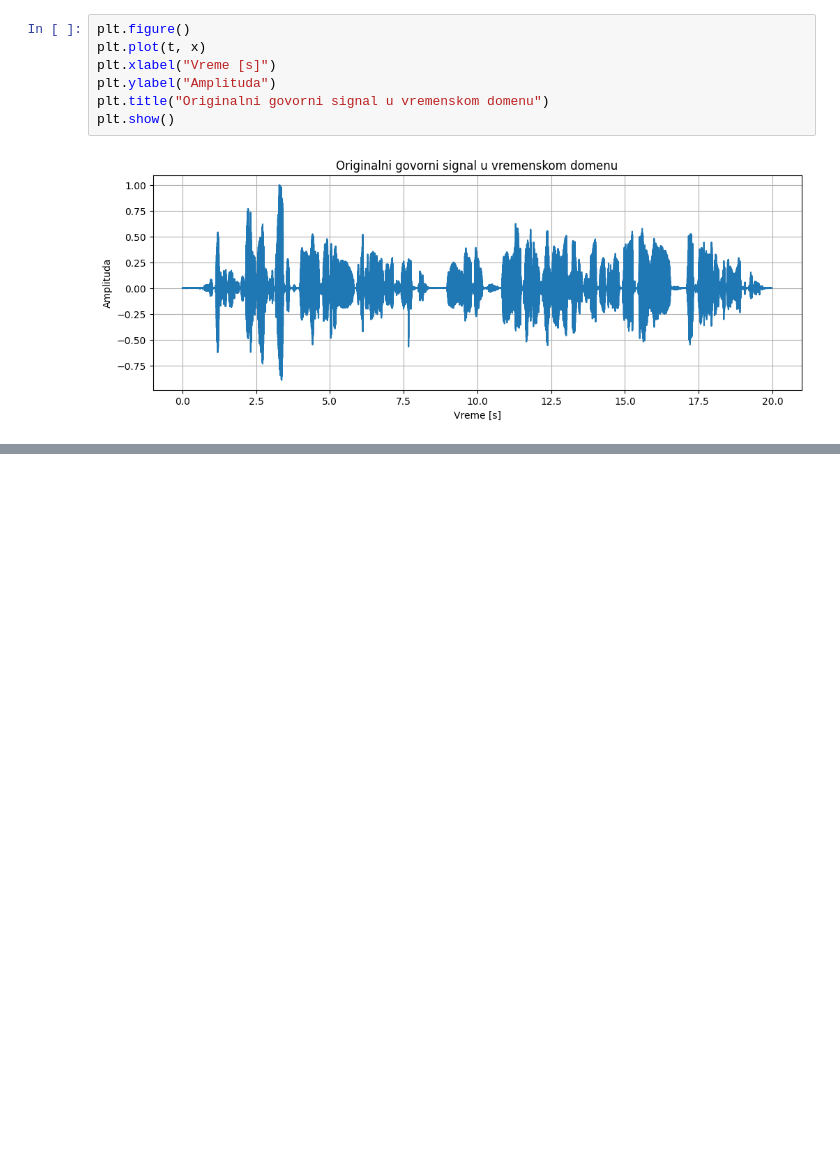
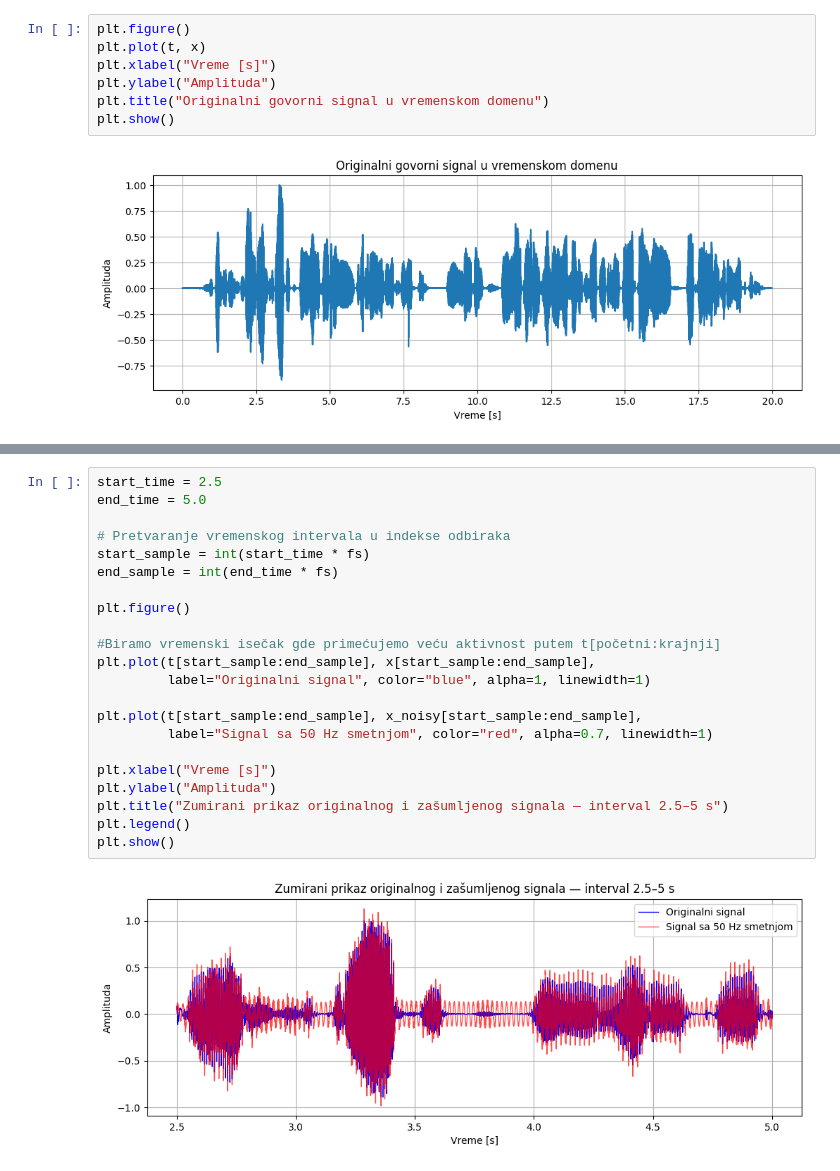
Before and after one commit to KomFi31/Fakultet, a Jupyter notebook: DSP/Obrada audio signala.ipynb, the cells around one changed output, grey strips where cells are left out. Drawn from its saved outputs; the diff is of its cells as text; blank space fills up the shorter version.

```diff
--- a/DSP/Obrada audio signala.ipynb
+++ b/DSP/Obrada audio signala.ipynb
@@ -122,0 +222,24 @@ plt.show()
+# %%
+start_time = 2.5
+end_time = 5.0
+
+# Pretvaranje vremenskog intervala u indekse odbiraka
+start_sample = int(start_time * fs)
+end_sample = int(end_time * fs)
+
+plt.figure()
+
+#Biramo vremenski isečak gde primećujemo veću aktivnost putem t[početni:krajnji]
+plt.plot(t[start_sample:end_sample], x[start_sample:end_sample],
+         label="Originalni signal", color="blue", alpha=1, linewidth=1)
+
+plt.plot(t[start_sample:end_sample], x_noisy[start_sample:end_sample],
+         label="Signal sa 50 Hz smetnjom", color="red", alpha=0.7, linewidth=1)
+
+plt.xlabel("Vreme [s]")
+plt.ylabel("Amplituda")
+plt.title("Zumirani prikaz originalnog i zašumljenog signala — interval 2.5–5 s")
+plt.legend()
+plt.show()
+# %% [output]
+[figure, added]
```
Also changed, not shown: parts of 22 cells of this notebook.
